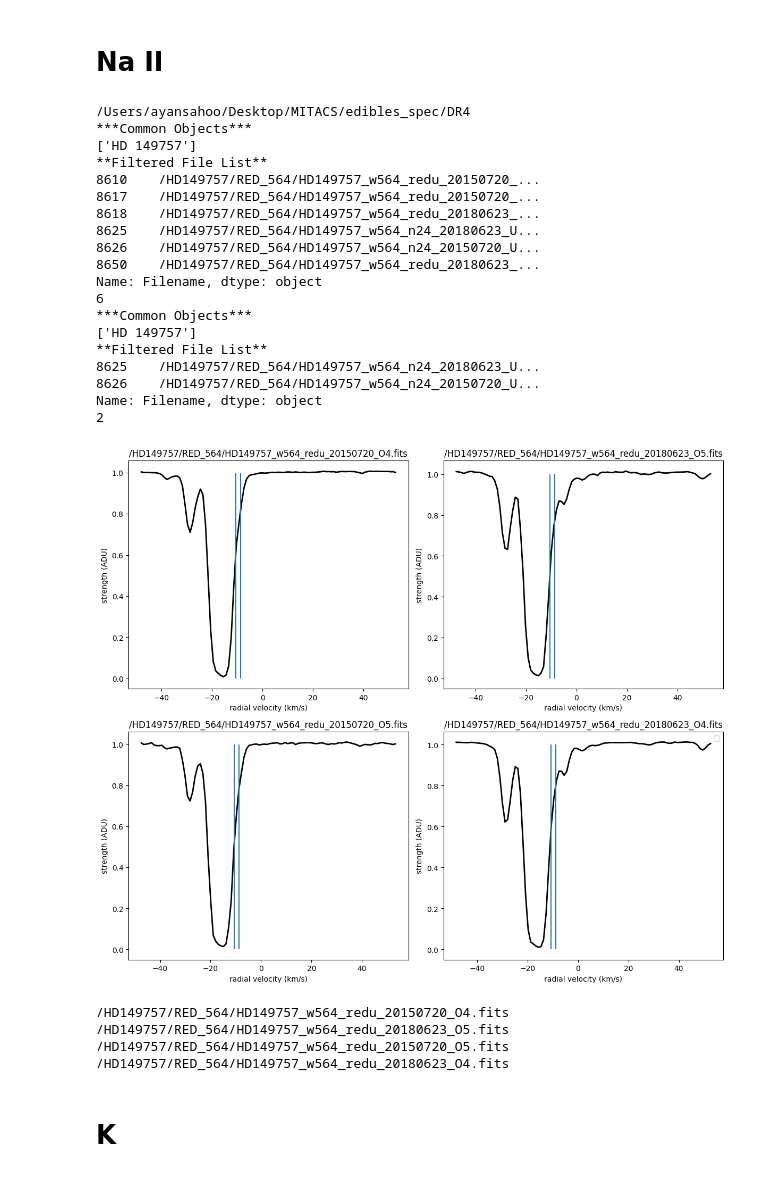
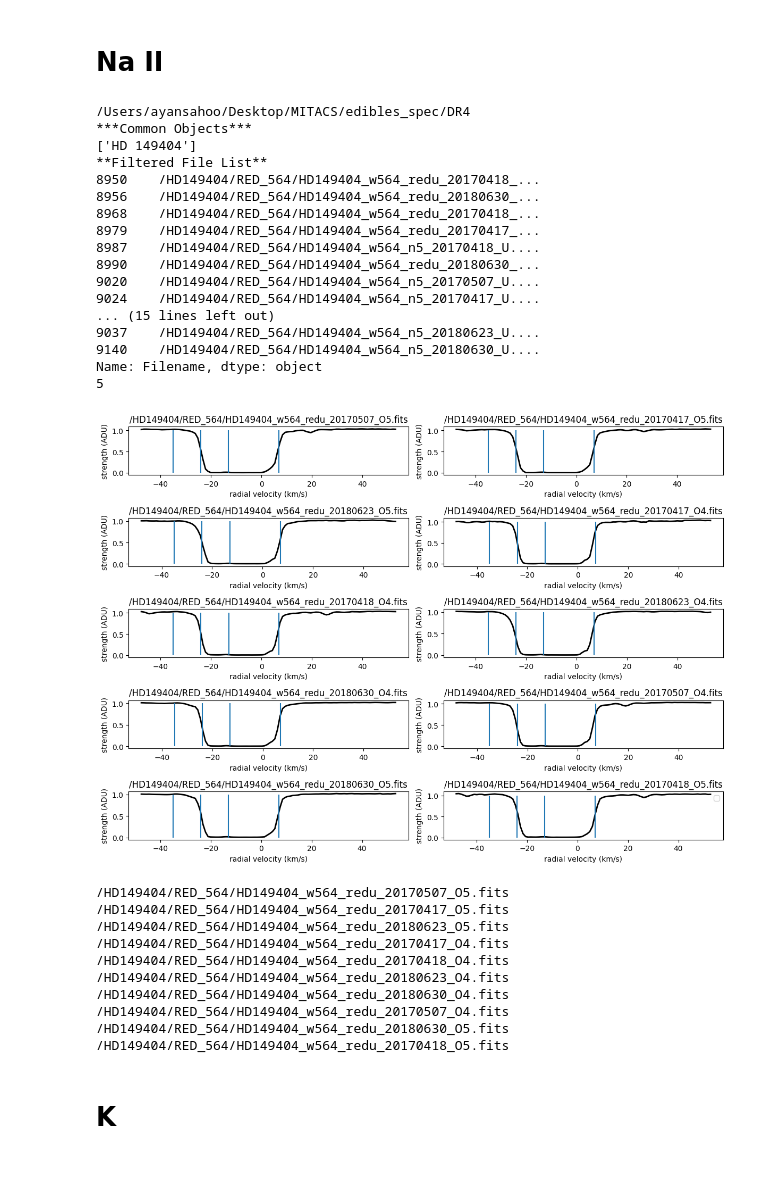
Before and after one commit to AyanS13/edibles, a Jupyter notebook: cloud_checker.ipynb, the cells around one changed output. Saved outputs shown, nothing was run; the diff lists cells and outputs as text; code cells hidden in the pictures.

```diff
--- a/cloud_checker.ipynb
+++ b/cloud_checker.ipynb
@@ -12,7 +12,7 @@ from scipy.interpolate import CubicSpline
 # %% [markdown]
 # Na I
 # %%
-sightline = "HD 149757"
+sightline = "HD 147683"
 pythia = EdiblesOracle()
 List_1 = pythia.getFilteredObsList(object=[sightline], MergedOnly=False, Wave=3302)
 test_1 = List_1.values.tolist()
@@ -26,10 +26,11 @@ test = list(test)
 
 lambda0 = [3302.368, 3302.978]
 ref_wave = 3302.368
-cl_1 = 17.8
-cl_2 = 11.6
-# cl_3 = -5.4
-# cl_3 = -11
+cl_1 = -2
+cl_2 = 3
+cl_3 = 6
+# cl_4 = -36
+# cl_5 = -7
 # f = [0.005450, 0.005450]
 # gamma = [1e8,1e8]
 # b = [3.5, 3.5]
@@ -43,7 +44,7 @@ l = len(test)
 rows = l//2 + 1
 
 # Create a figure and an array of subplots (3x3 grid)
-fig, axs = plt.subplots(rows, 2, figsize=(12, 15))
+fig, axs = plt.subplots(rows, 2, figsize=(12,10))#(12, 15))
 
 # Flatten the 2D array of axes to easily index them in a single loop
 axs = axs.flatten()
@@ -51,7 +52,7 @@ axs = axs.flatten()
 for i in range(len(test)):
     #++++++++++++++++++++++++++++++++++++++++++++++++++++++++++++++++++++++
     # Define the wavelength range and fetch the spectrum
-    wrange = [3301, 3303]
+    wrange = [3301, 3303.5]
     sp = EdiblesSpectrum(test[i])
     sp.getSpectrum(xmin=wrange[0], xmax=wrange[1])
     wave = sp.bary_wave
@@ -70,8 +71,9 @@ for i in range(len(test)):
     axs[i].plot(3*(10**5)*(wave-ref_wave)/ref_wave, flux, color='k', linewidth=2)
     axs[i].vlines(x=cl_1, ymin=0, ymax=1)
     axs[i].vlines(x=cl_2, ymin=0, ymax=1)
-    # axs[i].vlines(x=cl_3, ymin=0, ymax=1)
+    axs[i].vlines(x=cl_3, ymin=0, ymax=1)
     # axs[i].vlines(x=cl_4, ymin=0, ymax=1)
+    # axs[i].vlines(x=cl_5, ymin=0, ymax=1)
 
     # y = np.ones(len(wave))
     # axs[i].plot(wave, y)
@@ -129,7 +131,7 @@ Name: Filename, dtype: object
 # %% [markdown]
 # Na II
 # %%
-sightline = "HD 149757"
+sightline = "HD 149404"
 pythia = EdiblesOracle()
 List_1 = pythia.getFilteredObsList(object=[sightline], MergedOnly=False, Wave=5892)
 test_1 = List_1.values.tolist()
@@ -143,9 +145,10 @@ test = list(test)
 
 lambda0 = [5889.951, 5895.924]
 ref_wave = 5889.951
-cl_1 = -8.7
-cl_2 = -10.6
-# cl_3 = -11
+cl_1 = 7
+cl_2 = -13
+cl_3 = -35
+cl_4 = -24
 # f = [0.005450, 0.005450]
 # gamma = [1e8,1e8]
 # b = [3.5, 3.5]
@@ -159,7 +162,7 @@ l = len(test)
 rows = l//2 + 1
 
 # Create a figure and an array of subplots (3x3 grid)
-fig, axs = plt.subplots(rows, 2, figsize=(12, 15))
+fig, axs = plt.subplots(rows, 2, figsize=(12,10))#(12, 15))
 
 # Flatten the 2D array of axes to easily index them in a single loop
 axs = axs.flatten()
@@ -186,7 +189,8 @@ for i in range(len(test)):
     axs[i].plot(3*(10**5)*(wave-ref_wave)/ref_wave, flux, color='k', linewidth=2)
     axs[i].vlines(x=cl_1, ymin=0, ymax=1)
     axs[i].vlines(x=cl_2, ymin=0, ymax=1)
-    # axs[i].vlines(x=cl_3, ymin=0, ymax=1)
+    axs[i].vlines(x=cl_3, ymin=0, ymax=1)
+    axs[i].vlines(x=cl_4, ymin=0, ymax=1)
 
     # y = np.ones(len(wave))
     # axs[i].plot(wave, y)
@@ -194,53 +198,57 @@ for i in range(len(test)):
 
     # model = voigt_absorption_line_new(wavegrid=wave, f= f, lambda0=lambda0, gamma=gamma,
     #                    b=b, B_vary=B_vary, N=N, v_rad=v_rad, v_resolution=v_resolution, map =[0,1])
 
     # axs[i].plot(wave, model)
 
     # Set title for each subplot
     axs[i].set_title(str(test[i]))
 
     # Set x and y labels for each subplot
     axs[i].set_xlabel('radial velocity (km/s)')
     axs[i].set_ylabel('strength (ADU)')
 
 # Hide the unused subplots
 for j in range(len(test), len(axs)):
     fig.delaxes(axs[j])
 # Adjust the layout so titles and labels fit well
 plt.tight_layout()
 plt.legend()
 # Show the plot
 plt.show()
 
 
 for i in test:
     print(i)
 # %% [output]
 /Users/ayansahoo/Desktop/MITACS/edibles_spec/DR4
 ***Common Objects***
-['HD 149757']
+['HD 149404']
 **Filtered File List**
-8610    /HD149757/RED_564/HD149757_w564_redu_20150720_...
-8617    /HD149757/RED_564/HD149757_w564_redu_20150720_...
-8618    /HD149757/RED_564/HD149757_w564_redu_20180623_...
-8625    /HD149757/RED_564/HD149757_w564_n24_20180623_U...
-8626    /HD149757/RED_564/HD149757_w564_n24_20150720_U...
-8650    /HD149757/RED_564/HD149757_w564_redu_20180623_...
+8950    /HD149404/RED_564/HD149404_w564_redu_20170418_...
+8956    /HD149404/RED_564/HD149404_w564_redu_20180630_...
+8968    /HD149404/RED_564/HD149404_w564_redu_20170418_...
+8979    /HD149404/RED_564/HD149404_w564_redu_20170417_...
+8987    /HD149404/RED_564/HD149404_w564_n5_20170418_U....
+8990    /HD149404/RED_564/HD149404_w564_redu_20180630_...
+9020    /HD149404/RED_564/HD149404_w564_n5_20170507_U....
+9024    /HD149404/RED_564/HD149404_w564_n5_20170417_U....
+... (15 lines left out)
+9037    /HD149404/RED_564/HD149404_w564_n5_20180623_U....
+9140    /HD149404/RED_564/HD149404_w564_n5_20180630_U....
 Name: Filename, dtype: object
-6
-***Common Objects***
-['HD 149757']
-**Filtered File List**
-8625    /HD149757/RED_564/HD149757_w564_n24_20180623_U...
-8626    /HD149757/RED_564/HD149757_w564_n24_20150720_U...
-Name: Filename, dtype: object
-2
+5
-[figure, old version]
+[figure, new version]
-/HD149757/RED_564/HD149757_w564_redu_20150720_O4.fits
-/HD149757/RED_564/HD149757_w564_redu_20180623_O5.fits
-/HD149757/RED_564/HD149757_w564_redu_20150720_O5.fits
-/HD149757/RED_564/HD149757_w564_redu_20180623_O4.fits
+/HD149404/RED_564/HD149404_w564_redu_20170507_O5.fits
+/HD149404/RED_564/HD149404_w564_redu_20170417_O5.fits
+/HD149404/RED_564/HD149404_w564_redu_20180623_O5.fits
+/HD149404/RED_564/HD149404_w564_redu_20170417_O4.fits
+/HD149404/RED_564/HD149404_w564_redu_20170418_O4.fits
+/HD149404/RED_564/HD149404_w564_redu_20180623_O4.fits
+/HD149404/RED_564/HD149404_w564_redu_20180630_O4.fits
+/HD149404/RED_564/HD149404_w564_redu_20170507_O4.fits
+/HD149404/RED_564/HD149404_w564_redu_20180630_O5.fits
+/HD149404/RED_564/HD149404_w564_redu_20170418_O5.fits
 # %% [markdown]
 # K
 # %%
```
Also changed, not shown: parts of 3 cells of this notebook, 4 other files.
